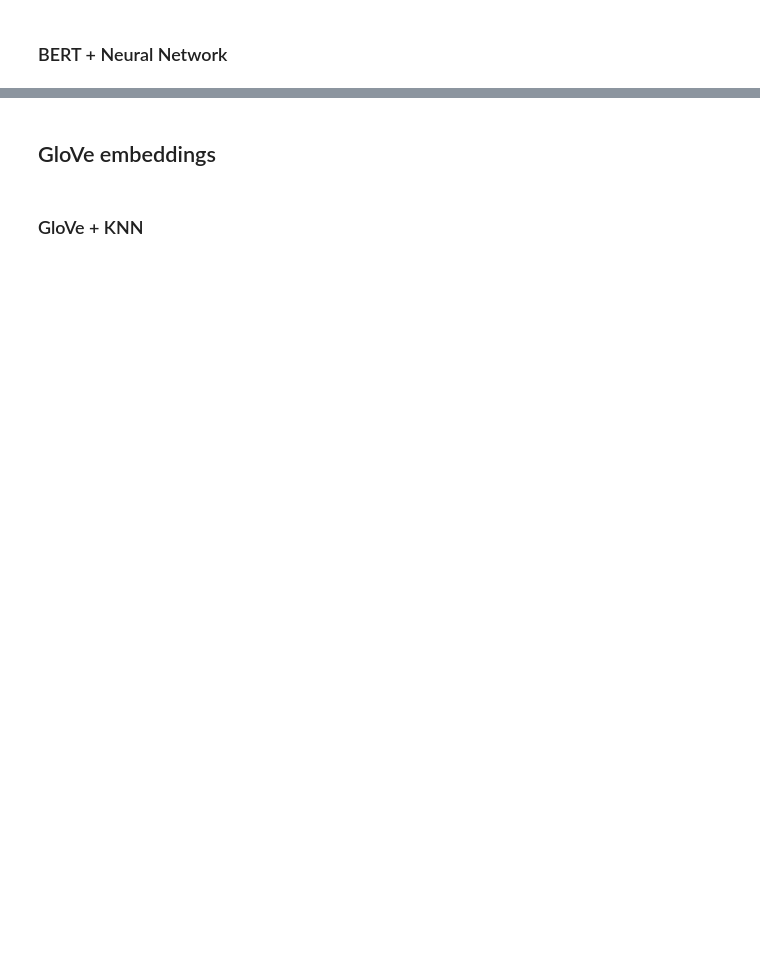
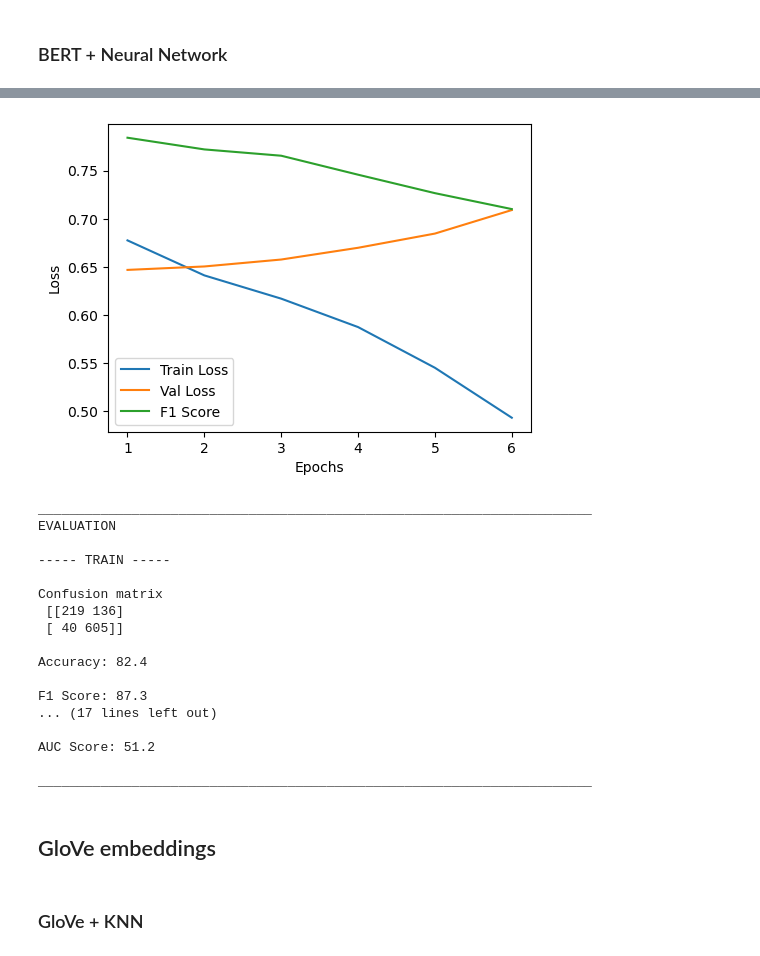
Before and after one commit to szymonsocha/master-thesis, a Jupyter notebook: code/BERT_embedding+classification_local.ipynb, the cells around one changed output, grey strips where cells are left out. Saved outputs shown, nothing was run; the diff lists cells and outputs as text; code cells hidden in the pictures; blank space fills up the shorter version.

Commit message:
rework neural network wrapper

```diff
--- a/code/BERT_embedding+classification_local.ipynb
+++ b/code/BERT_embedding+classification_local.ipynb
@@ -1131,13 +1318,21 @@ Fitting 5 folds for each of 20 candidates, totalling 100 fits
 # %% [markdown]
 ### BERT + Neural Network
 # %%
+# --------------------
+# SET PARAMETERS
+dropout_rate = 0.1
+epochs_number = 15
+learning_rate = 0.0001
+early_stopping = 5
+# --------------------
+
 input_dim = X_train_embeddings_bert.shape[1]  # Dimensionality of word embeddings
 hidden_dim = X_train_embeddings_bert.shape[1]*2  # Number of units in the hidden layer
 
-classifier = NeuralNetworkClassifier(input_dim, hidden_dim)
+classifier = NeuralNetworkClassifier(input_dim, hidden_dim, dropout=dropout_rate)
 
 # Fit the model
-classifier.fit(X_train_embeddings_bert, y_train, num_epochs=10, lr=0.001)
+classifier.fit(X_train_embeddings_bert, y_train, X_test_embeddings_bert, y_test, num_epochs=epochs_number, lr=learning_rate, patience=early_stopping)
 
 # Evaluate classifier
 print('\n')
@@ -1155,3 +1356,21 @@ KeyboardInterrupt:
+[figure, added]
+_______________________________________________________________________
+EVALUATION
+
+----- TRAIN -----
+
+Confusion matrix
+ [[219 136]
+ [ 40 605]]
+
+Accuracy: 82.4
+
+F1 Score: 87.3
+... (17 lines left out)
+
+AUC Score: 51.2
+
+_______________________________________________________________________
 # %% [markdown]
 ## GloVe embeddings
 # %% [markdown]
```
Also changed, not shown: parts of 38 cells of this notebook, 1 other file.
